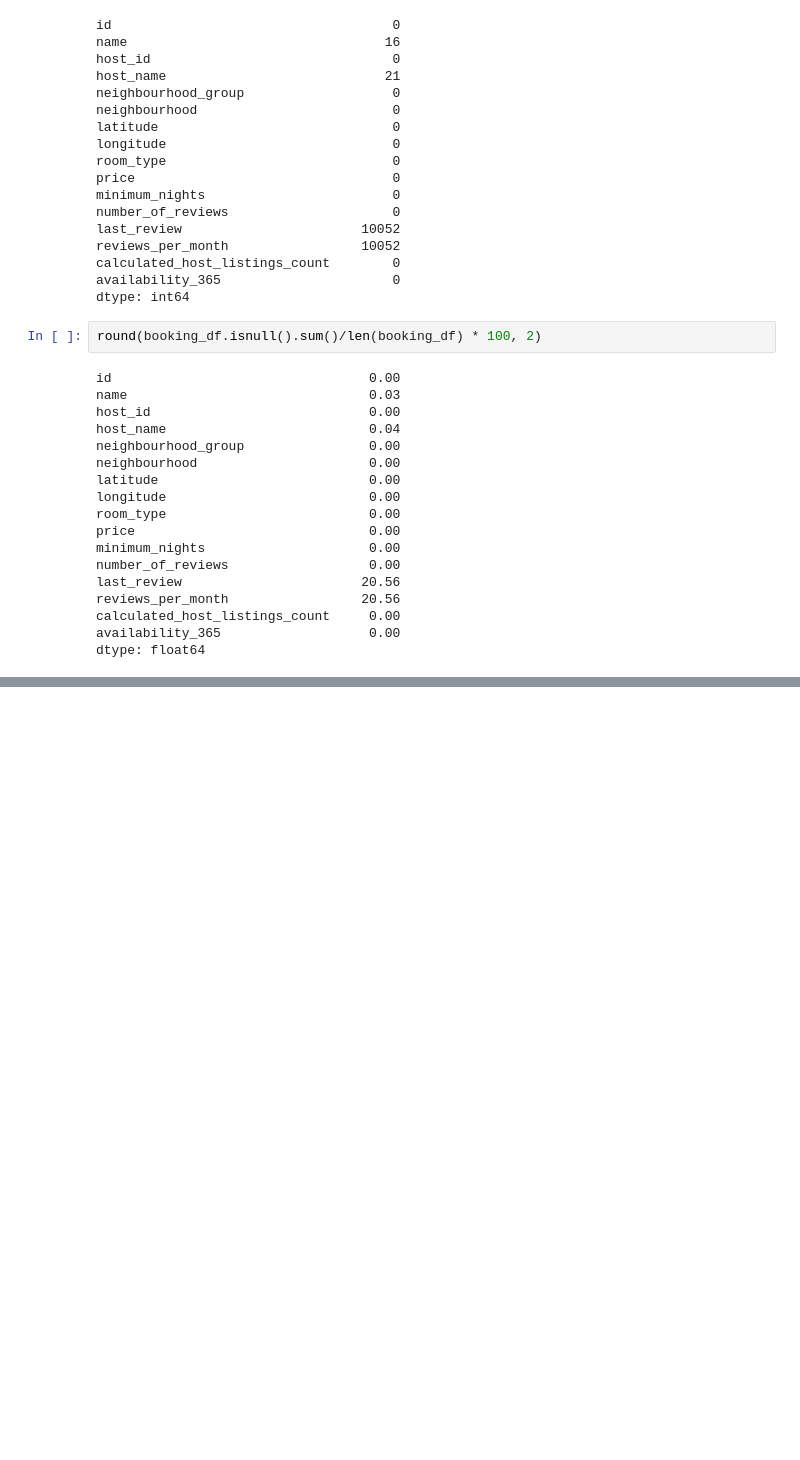
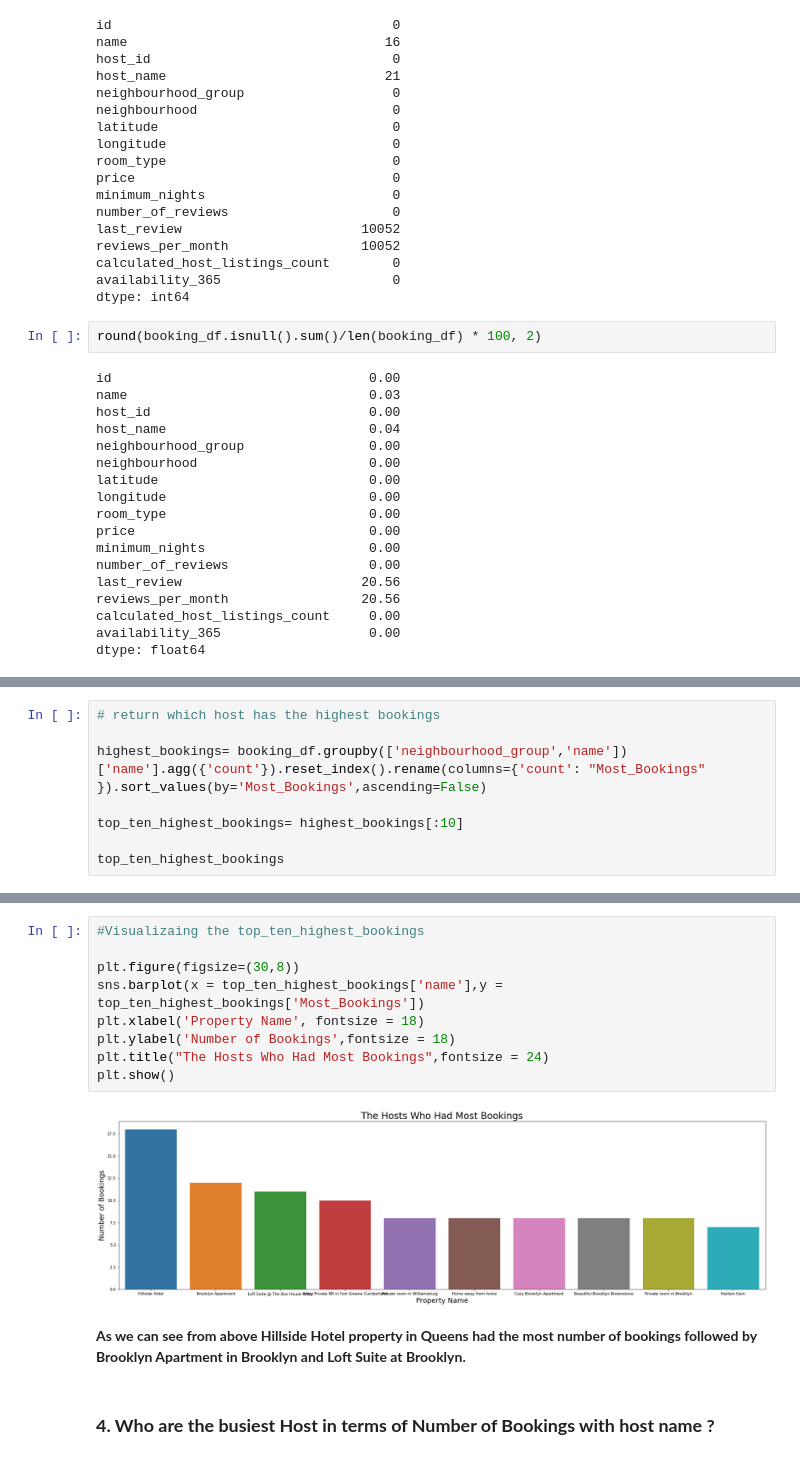
Before and after one commit to soopertramp/Capstone-1-Submission, a Jupyter notebook: AirBnb Bookings Analysis.ipynb, the cells around one changed output, grey strips where cells are left out. Cells and saved outputs as stored; diff of their text form; blank space fills up the shorter version.

```diff
--- a/AirBnb Bookings Analysis.ipynb
+++ b/AirBnb Bookings Analysis.ipynb
@@ -134,0 +263,8 @@ booking_df.describe()
+# %%
+# return which host has the highest bookings
+
+highest_bookings= booking_df.groupby(['neighbourhood_group','name'])['name'].agg({'count'}).reset_index().rename(columns={'count': "Most_Bookings" }).sort_values(by='Most_Bookings',ascending=False)
+
+top_ten_highest_bookings= highest_bookings[:10]
+
+top_ten_highest_bookings
@@ -134,0 +283,15 @@ booking_df.describe()
+# %%
+#Visualizaing the top_ten_highest_bookings
+
+plt.figure(figsize=(30,8))
+sns.barplot(x = top_ten_highest_bookings['name'],y = top_ten_highest_bookings['Most_Bookings'])
+plt.xlabel('Property Name', fontsize = 18)
+plt.ylabel('Number of Bookings',fontsize = 18)
+plt.title("The Hosts Who Had Most Bookings",fontsize = 24)
+plt.show()
+# %% [output]
+[figure, added]
+# %% [markdown]
+**As we can see from above Hillside Hotel property in Queens had the most number of bookings followed by Brooklyn Apartment in Brooklyn and Loft Suite at Brooklyn.**
+# %% [markdown]
+### **4. Who are the busiest Host in terms of Number of Bookings with host name ?**
```
Also changed, not shown: parts of 35 cells of this notebook.
